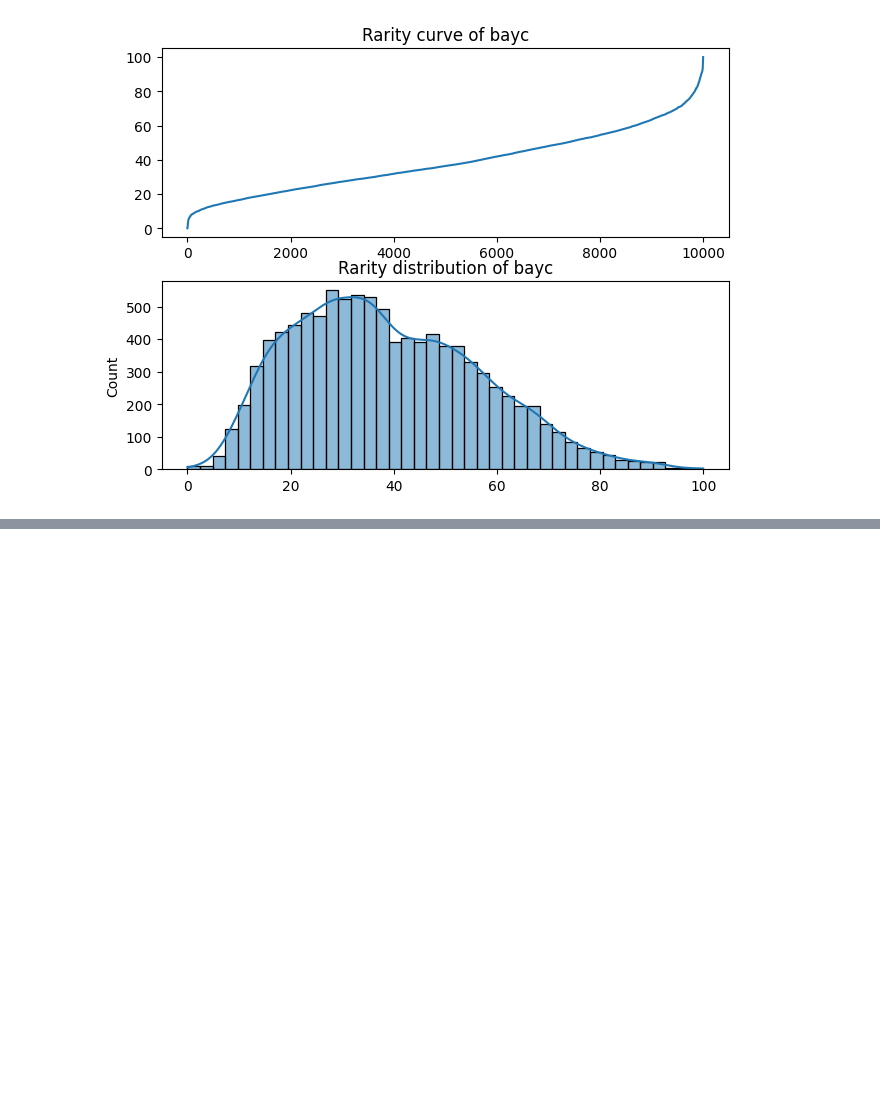
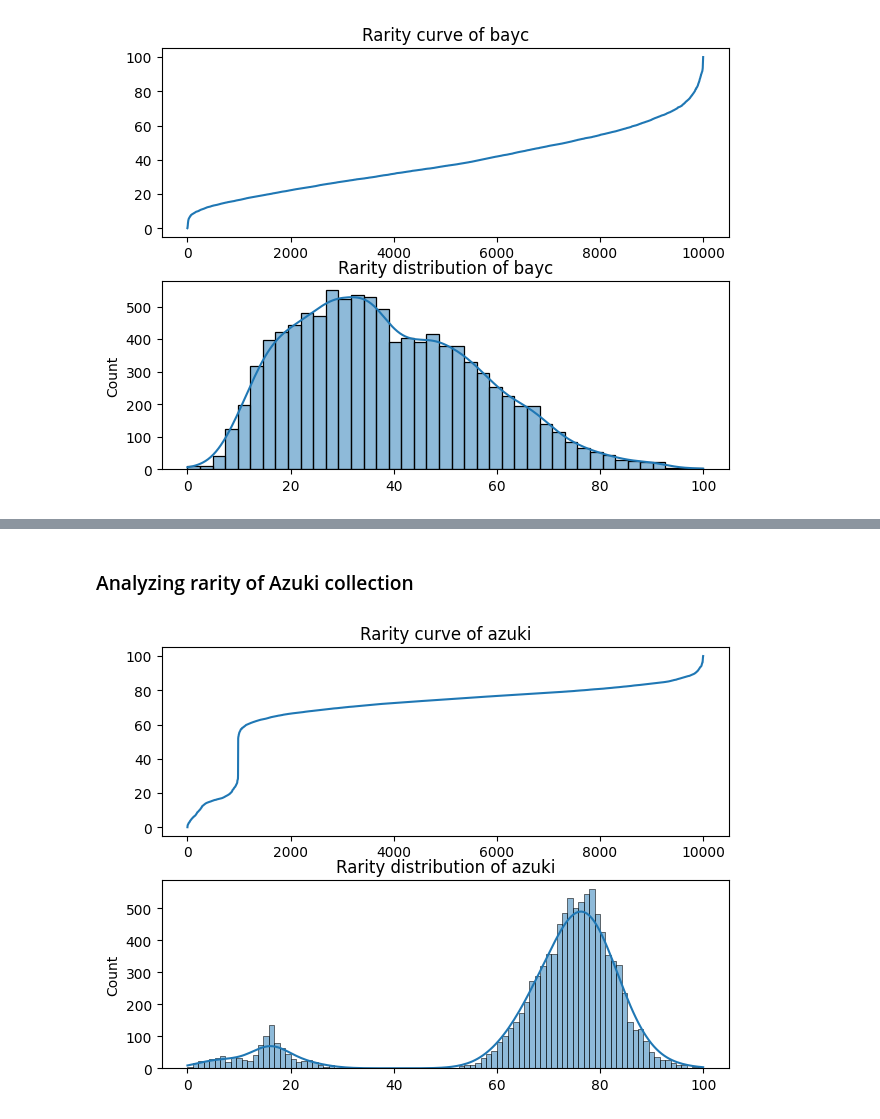
Before and after one commit to mkaanerkoc/nft-rarity, a Jupyter notebook: jaccard_distance.ipynb, the cells around one changed output, grey strips where cells are left out. Saved outputs shown, nothing was run; the diff lists cells and outputs as text; code cells hidden in the pictures; blank space fills up the shorter version.

```diff
--- a/jaccard_distance.ipynb
+++ b/jaccard_distance.ipynb
@@ -101,4 +136,4 @@ j_distances_df.head()
 # %%
-j_scores = j_distances_df.agg('sum').sort_values()
+j_scores = j_distances_df.agg('mean').sort_values()
 j_scores.head()
 # %% [output]
@@ -118,8 +159,9 @@ dtype: float64
 def calculate_jaccard_score(one_hot_encoded_df):
     j_distances = 1 - pdist(one_hot_encoded_df, 'jaccard')
     j_distances_df = pd.DataFrame(squareform(j_distances))
-    j_scores = j_distances_df.agg('sum').sort_values()
-    j_scores = ((j_scores - j_scores.min()) / (j_scores.max() - j_scores.min())) * 100 # normalize
+    j_scores = j_distances_df.agg('mean').sort_values()
+    # normalize between 0 and 100
+    j_scores = ((j_scores - j_scores.min()) / (j_scores.max() - j_scores.min())) * 100
     return j_scores
 # %% [markdown]
 ## Working with NFT Collection data
@@ -170,0 +251,6 @@ bayc_results =  rarity_score_pipeline('bayc')
+# %% [markdown]
+### Analyzing rarity of Azuki collection
+# %%
+azuki_results =  rarity_score_pipeline('azuki')
+# %% [output]
+[figure, added]
```
Also changed, not shown: parts of 24 cells of this notebook, 4 other files.
